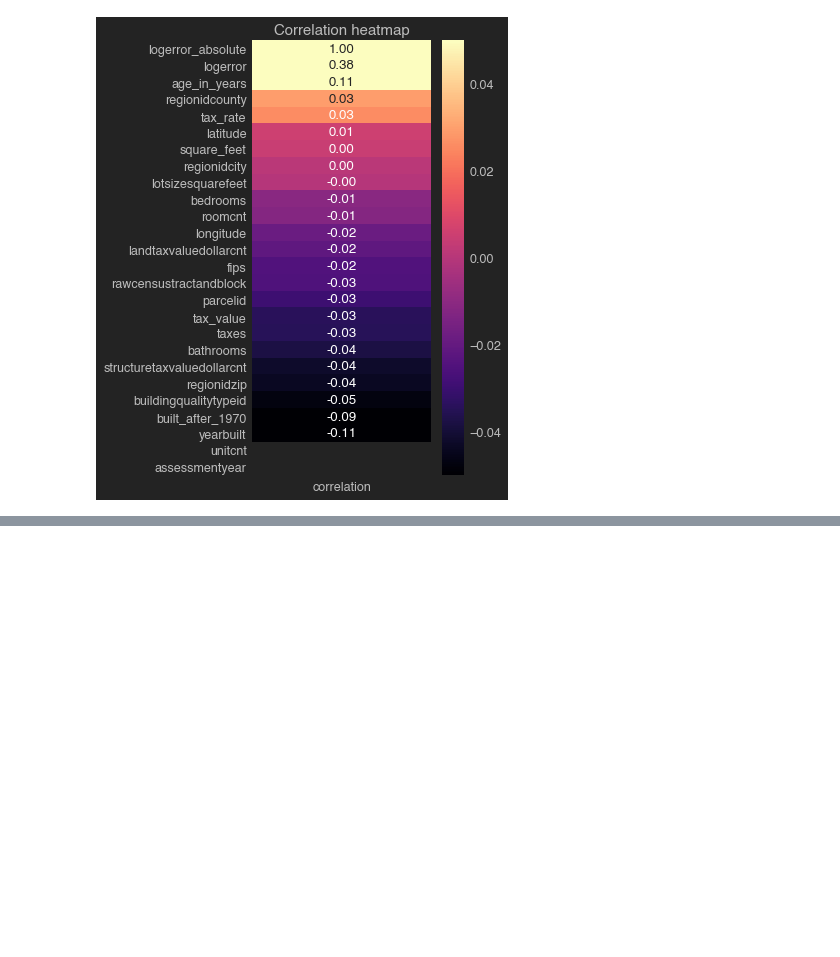
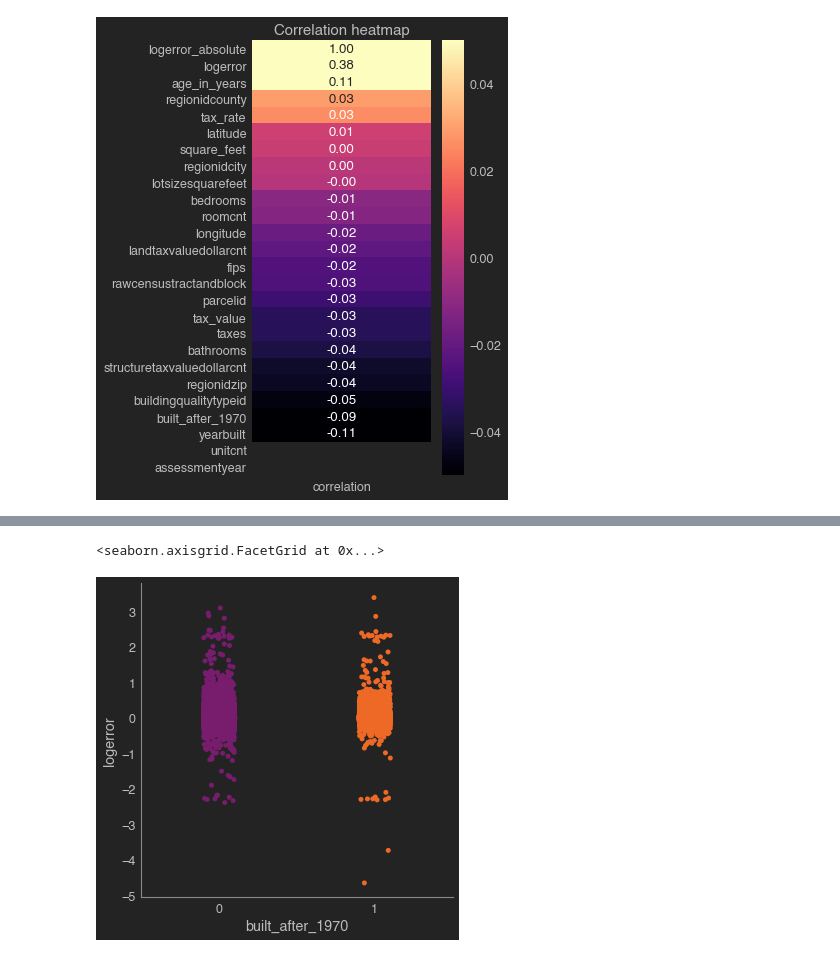
Before and after one commit to sam-and-ken/clustering-project, a Jupyter notebook: Cluster_project_explore_Ken.ipynb, the cells around one changed output, grey strips where cells are left out. Saved outputs shown, nothing was run; the diff lists cells and outputs as text; code cells hidden in the pictures; blank space fills up the shorter version.

```diff
--- a/Cluster_project_explore_Ken.ipynb
+++ b/Cluster_project_explore_Ken.ipynb
@@ -132,0 +164,5 @@ plt.show()
+# %%
+sns.catplot(data=train, x='built_after_1970',y='logerror', hue='built_after_1970', palette='inferno')
+# %% [output]
+<seaborn.axisgrid.FacetGrid at 0x...>
+[figure, added]
```
Also changed, not shown: parts of 32 cells of this notebook.
